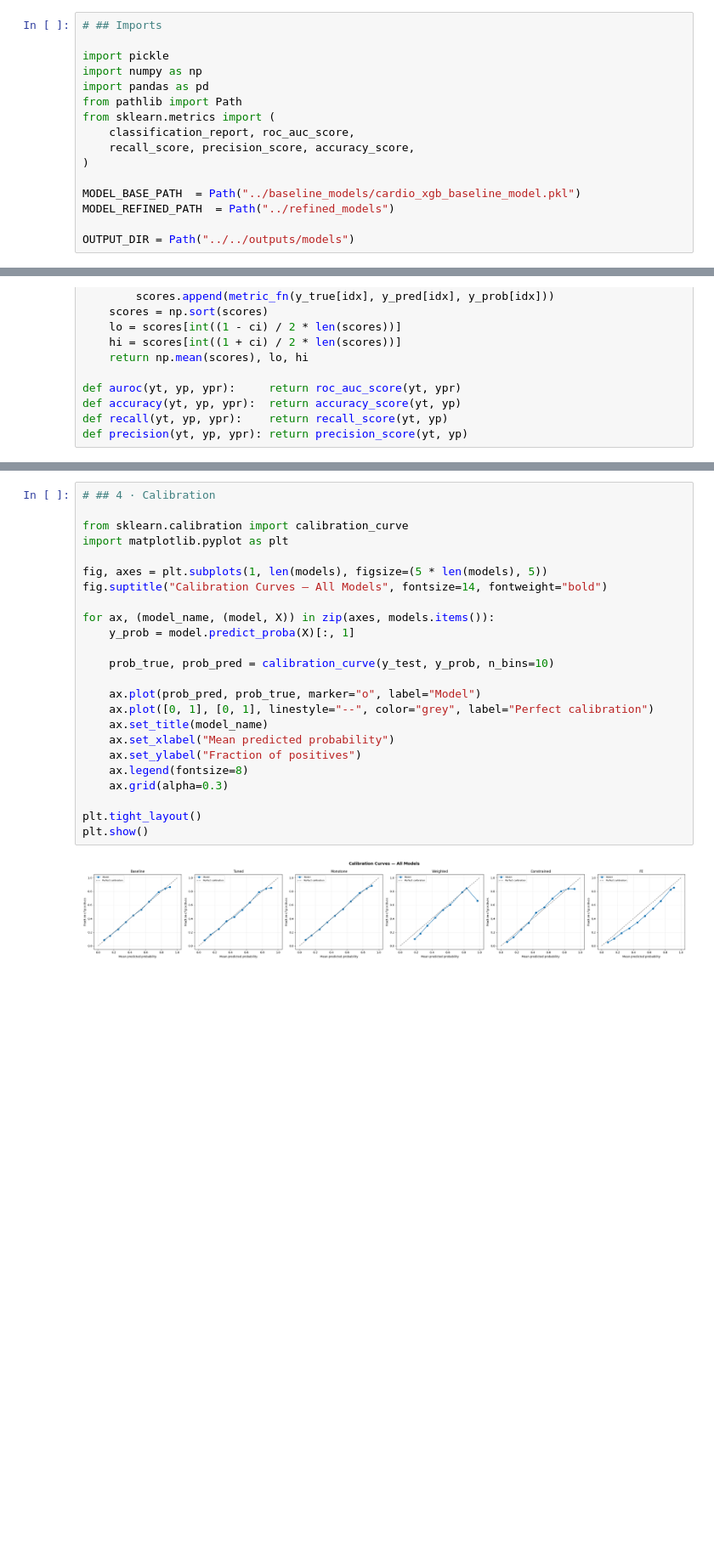
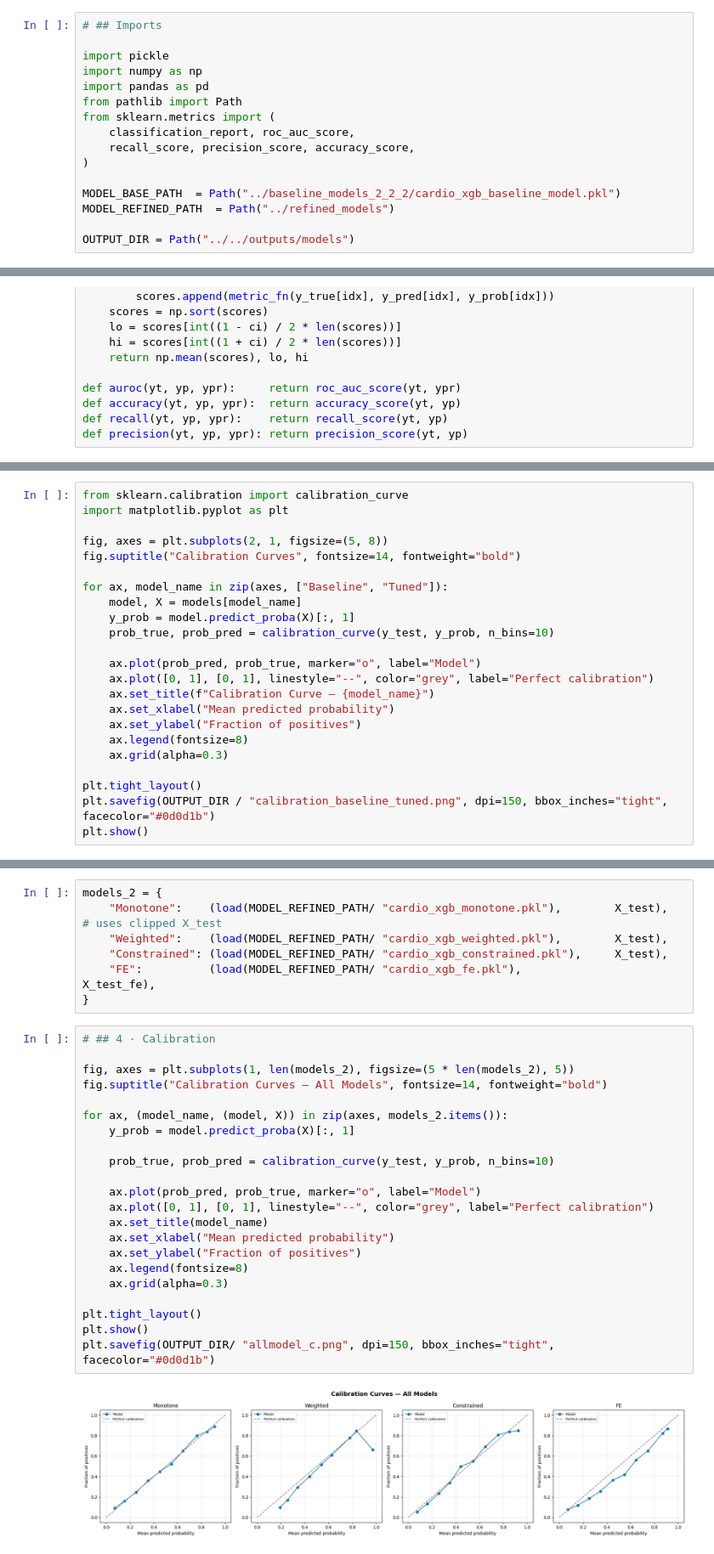
Before and after one commit to Kavisha612/Dissertation_ExplainableAI, a Jupyter notebook: models/models_cleaned_notebooks/model_evaluation.ipynb, the cells around one changed output, grey strips where cells are left out. Shown at 85% size. Cells and saved outputs as stored; diff of their text form; blank space fills up the shorter version.

Commit message:
Added in table generation code and seperated calibration graphs

```diff
--- a/models/models_cleaned_notebooks/model_evaluation.ipynb
+++ b/models/models_cleaned_notebooks/model_evaluation.ipynb
@@ -10,7 +10,7 @@ from sklearn.metrics import (
     recall_score, precision_score, accuracy_score,
 )
 
-MODEL_BASE_PATH  = Path("../baseline_models/cardio_xgb_baseline_model.pkl")
+MODEL_BASE_PATH  = Path("../baseline_models_2_2_2/cardio_xgb_baseline_model.pkl")
 MODEL_REFINED_PATH  = Path("../refined_models")
 
 OUTPUT_DIR = Path("../../outputs/models")
@@ -180,0 +279,23 @@ Constrained    Male  0.779   0.650      0.755     0.720
+# %%
+from sklearn.calibration import calibration_curve
+import matplotlib.pyplot as plt
+
+fig, axes = plt.subplots(2, 1, figsize=(5, 8))
+fig.suptitle("Calibration Curves", fontsize=14, fontweight="bold")
+
+for ax, model_name in zip(axes, ["Baseline", "Tuned"]):
+    model, X = models[model_name]
+    y_prob = model.predict_proba(X)[:, 1]
+    prob_true, prob_pred = calibration_curve(y_test, y_prob, n_bins=10)
+
+    ax.plot(prob_pred, prob_true, marker="o", label="Model")
+    ax.plot([0, 1], [0, 1], linestyle="--", color="grey", label="Perfect calibration")
+    ax.set_title(f"Calibration Curve — {model_name}")
+    ax.set_xlabel("Mean predicted probability")
+    ax.set_ylabel("Fraction of positives")
+    ax.legend(fontsize=8)
+    ax.grid(alpha=0.3)
+
+plt.tight_layout()
+plt.savefig(OUTPUT_DIR / "calibration_baseline_tuned.png", dpi=150, bbox_inches="tight", facecolor="#0d0d1b")
+plt.show()
@@ -181,26 +304,31 @@ Constrained    Male  0.779   0.650      0.755     0.720
+# %%
+models_2 = {
+    "Monotone":    (load(MODEL_REFINED_PATH/ "cardio_xgb_monotone.pkl"),        X_test),   # uses clipped X_test
+    "Weighted":    (load(MODEL_REFINED_PATH/ "cardio_xgb_weighted.pkl"),        X_test),
+    "Constrained": (load(MODEL_REFINED_PATH/ "cardio_xgb_constrained.pkl"),     X_test),
+    "FE":          (load(MODEL_REFINED_PATH/ "cardio_xgb_fe.pkl"),              X_test_fe),
+}
 # %%
 # ## 4 · Calibration
 
-from sklearn.calibration import calibration_curve
-import matplotlib.pyplot as plt
-
-fig, axes = plt.subplots(1, len(models), figsize=(5 * len(models), 5))
+fig, axes = plt.subplots(1, len(models_2), figsize=(5 * len(models_2), 5))
 fig.suptitle("Calibration Curves — All Models", fontsize=14, fontweight="bold")
 
-for ax, (model_name, (model, X)) in zip(axes, models.items()):
+for ax, (model_name, (model, X)) in zip(axes, models_2.items()):
     y_prob = model.predict_proba(X)[:, 1]
 
     prob_true, prob_pred = calibration_curve(y_test, y_prob, n_bins=10)
 
     ax.plot(prob_pred, prob_true, marker="o", label="Model")
     ax.plot([0, 1], [0, 1], linestyle="--", color="grey", label="Perfect calibration")
     ax.set_title(model_name)
     ax.set_xlabel("Mean predicted probability")
     ax.set_ylabel("Fraction of positives")
     ax.legend(fontsize=8)
     ax.grid(alpha=0.3)
 
 plt.tight_layout()
 plt.show()
+plt.savefig(OUTPUT_DIR/ "allmodel_c.png", dpi=150, bbox_inches="tight", facecolor="#0d0d1b")
 # %% [output]
-[figure, old version]
+[figure, new version]
```
Also changed, not shown: parts of 8 cells of this notebook.
